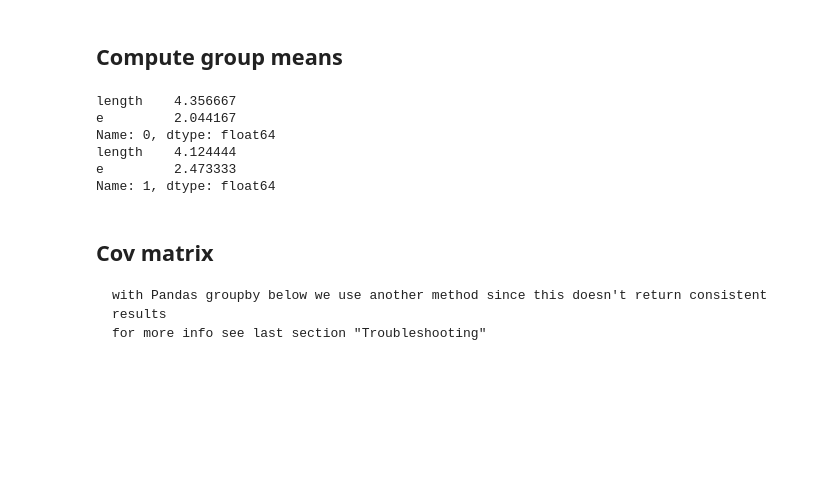
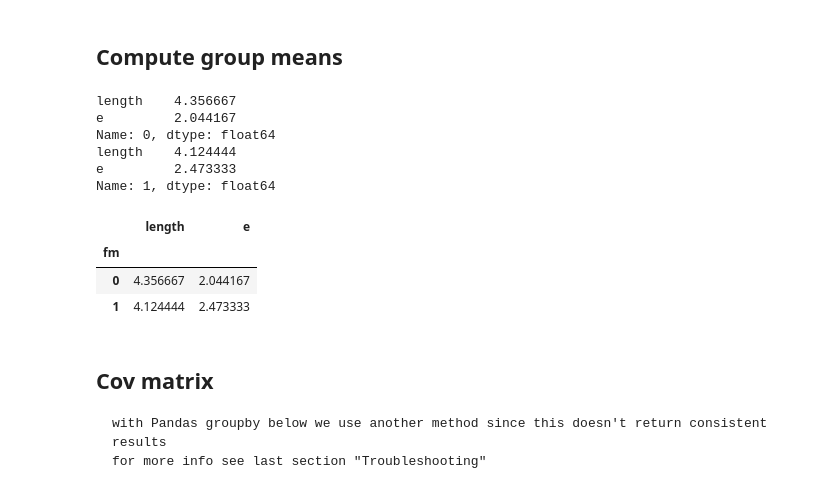
Before and after one commit to reinka/coding, a Jupyter notebook: MachineLearning/LDA/LDA.ipynb, the cells around one changed output. Cells and saved outputs as stored; diff of their text form; code cells hidden in the pictures; blank space fills up the shorter version.

```diff
--- a/MachineLearning/LDA/LDA.ipynb
+++ b/MachineLearning/LDA/LDA.ipynb
@@ -56,22 +56,27 @@ array([[ 3.3 ,   nan,  2.45,  1.45,  0.  ],
 # %%
 features = ['length', 'e']
 
 means = df[features + group].dropna().groupby(group).mean()
 
 # seperate group means
 # mu0 = 'length' and 'e' mean for males
 # mu1 = 'length' and 'e' mean for females
 mu0, mu1 = means.loc[0], means.loc[1]
 
 print(mu0)
 print( mu1)
+means
 # %% [output]
 length    4.356667
 e         2.044167
 Name: 0, dtype: float64
 length    4.124444
 e         2.473333
 Name: 1, dtype: float64
+|  | length | e |
+| fm |  |  |
+| 0 | 4.356667 | 2.044167 |
+| 1 | 4.124444 | 2.473333 |
 # %% [markdown]
 ## Cov matrix
     with Pandas groupby below we use another method since this doesn't return consistent results
```
Also changed, not shown: parts of 12 cells of this notebook.
